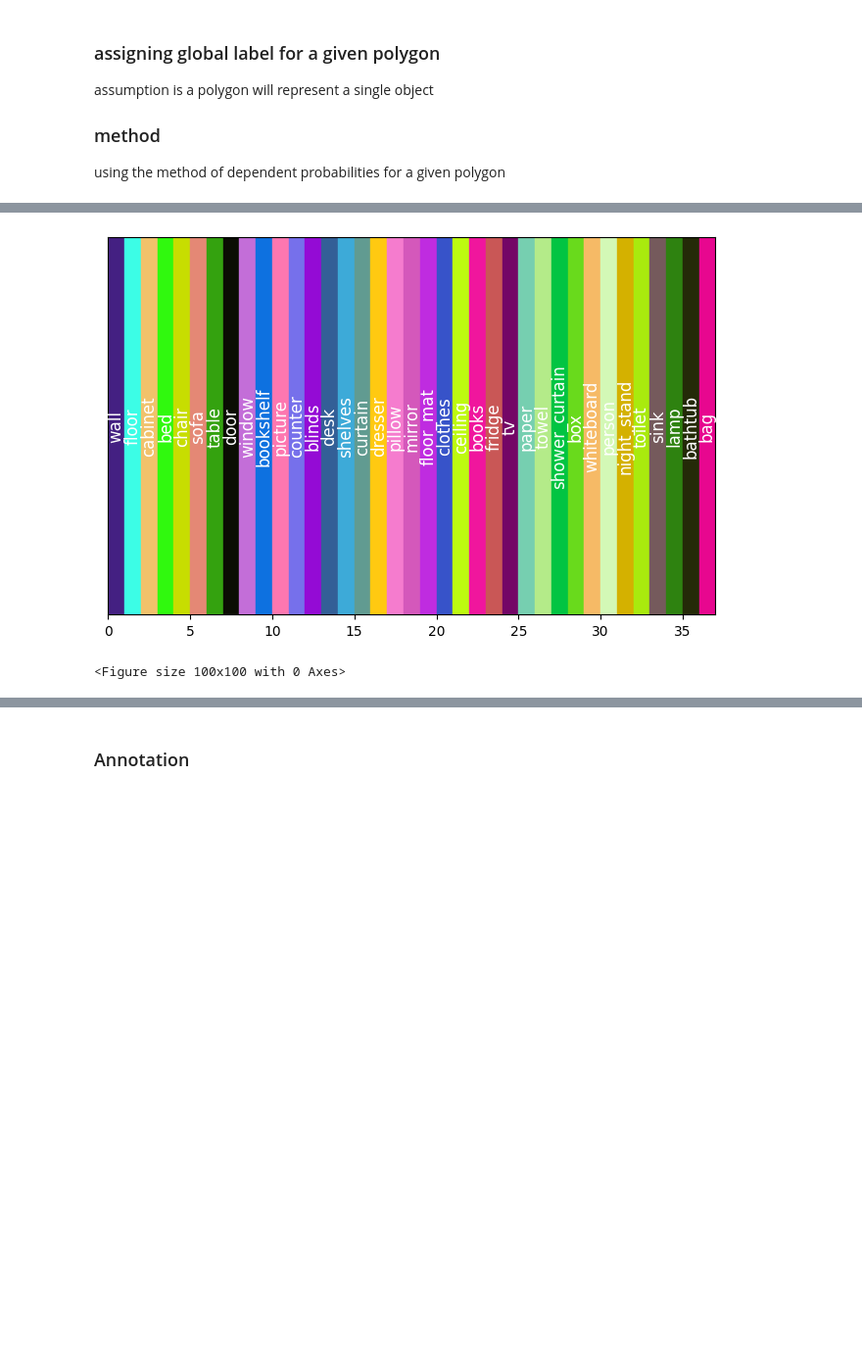
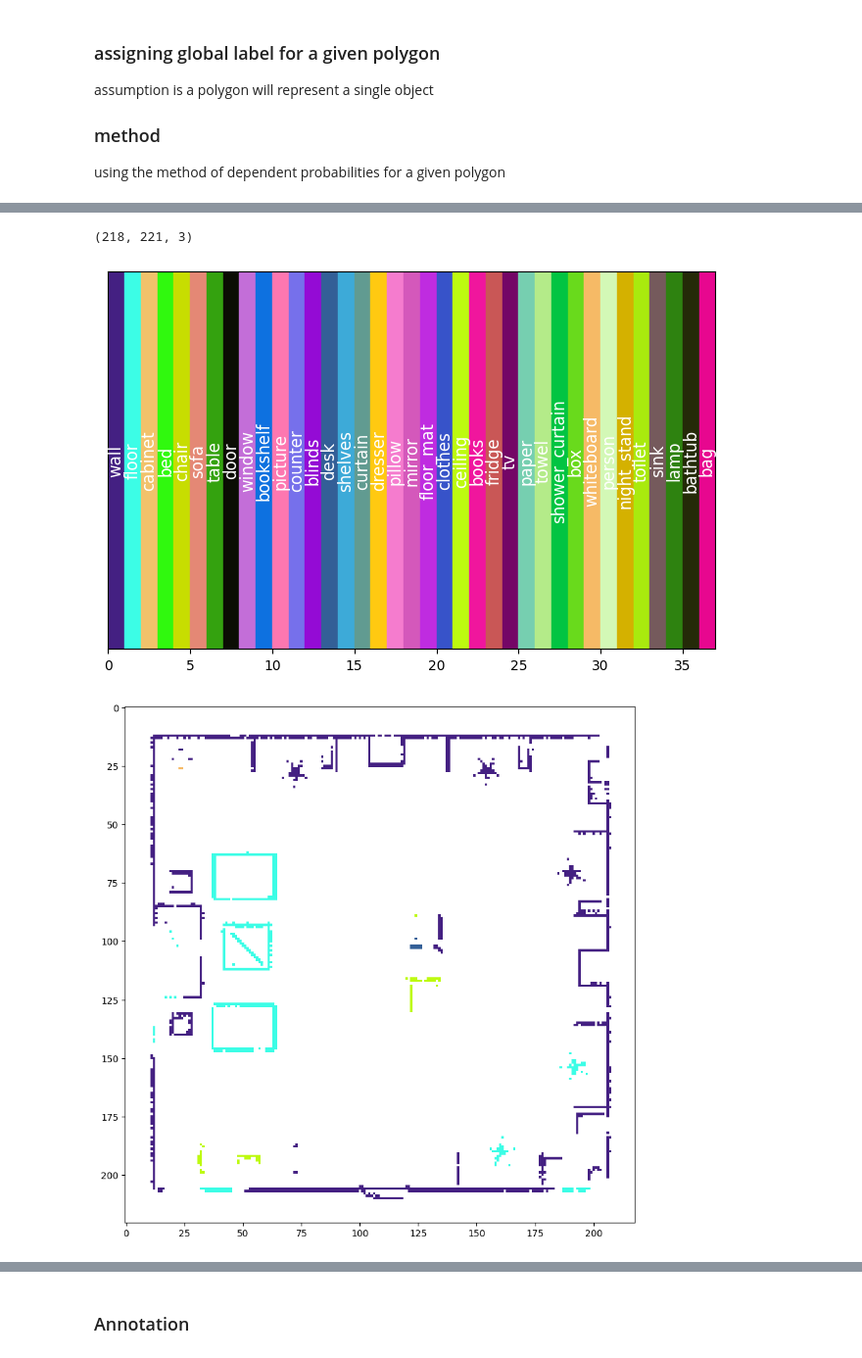
Before and after one commit to farishajdarpasic/MSR_Project, a Jupyter notebook: Code/project.ipynb, the cells around one changed output, grey strips where cells are left out. Shown at 98% size. Saved outputs shown, nothing was run; the diff lists cells and outputs as text; code cells hidden in the pictures; blank space fills up the shorter version.

```diff
--- a/Code/project.ipynb
+++ b/Code/project.ipynb
@@ -548,3 +543,4 @@ for c in contours:
 # %%
-occ_grid_poly_colorized = np.transpose(occ_grid_colorized,(1,0,2))
-occ_grid_poly_colorized = np.ones_like(occ_grid_poly_colorized) *255
+# occ_grid_poly_colorized = np.transpose(occ_grid_colorized,(1,0,2))
+occ_grid_poly_colorized = np.ones_like(occ_grid_colorized) *255
+occ_labels_in_poly = {}
@@ -652,17 +626,21 @@ for i in range(occ_grid_poly_colorized.shape[0]):
                 key = f'{idx}'
                 if (point.within(polygon)):
                     occ_grid_poly_colorized[i, j, :] = unique_colors[occ_labels_in_poly[key]]
+# %%
+occ_grid_poly_colorized.shape
+# %% [output]
+(218, 221, 3)
 # %%
 plot_colors(unique_colors, label_names)
-plt.figure(figsize=(1,1))
-# plt.imshow(np.transpose(occ_grid_poly_colorized, (1,0,2)))
-plt.imsave('../Results/seg_map/sunrgbd_seg_map_polygon_label_wo_polygons.png', np.transpose(occ_grid_poly_colorized, (1,0,2)))
+plt.figure(figsize=(10,10))
+plt.imshow(np.transpose(occ_grid_poly_colorized, (1,0,2)))
+plt.imsave('../Results/seg_map/sunrgbd_seg_map_polygon_label_wo_polygons_non_transposed.png', occ_grid_poly_colorized)
 # for c in contours:
 #     poly = Polygon(c)
 #     polygons.append(poly)
 #     plt.plot(*poly.exterior.xy)
 
 # plt.savefig('../Results/seg_map/sunrgbd_seg_map_polygon_label_wo_polygons.png')
 # %% [output]
 [figure]
-<Figure size 100x100 with 0 Axes>
+[figure, added]
```
Also changed, not shown: parts of 53 cells of this notebook, 4 other files.
